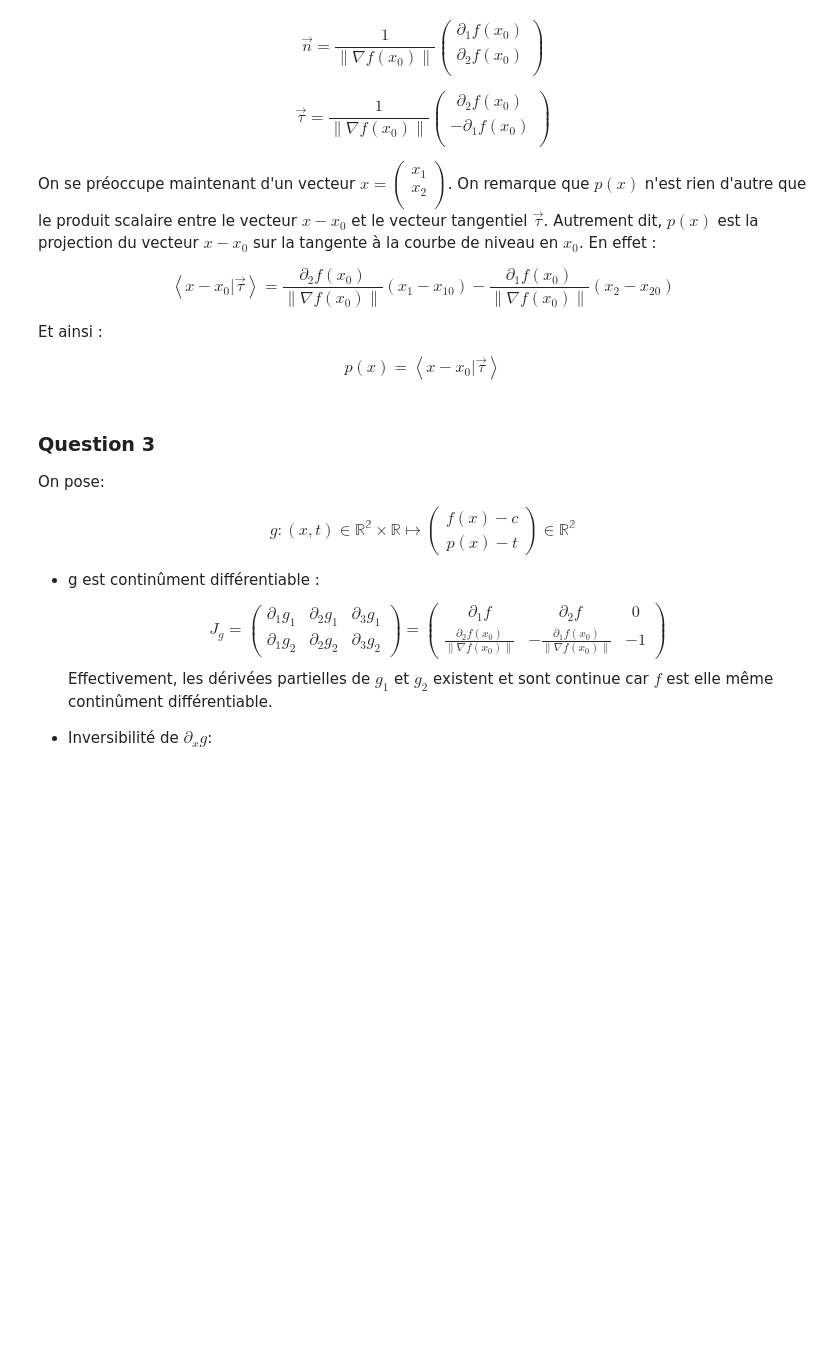
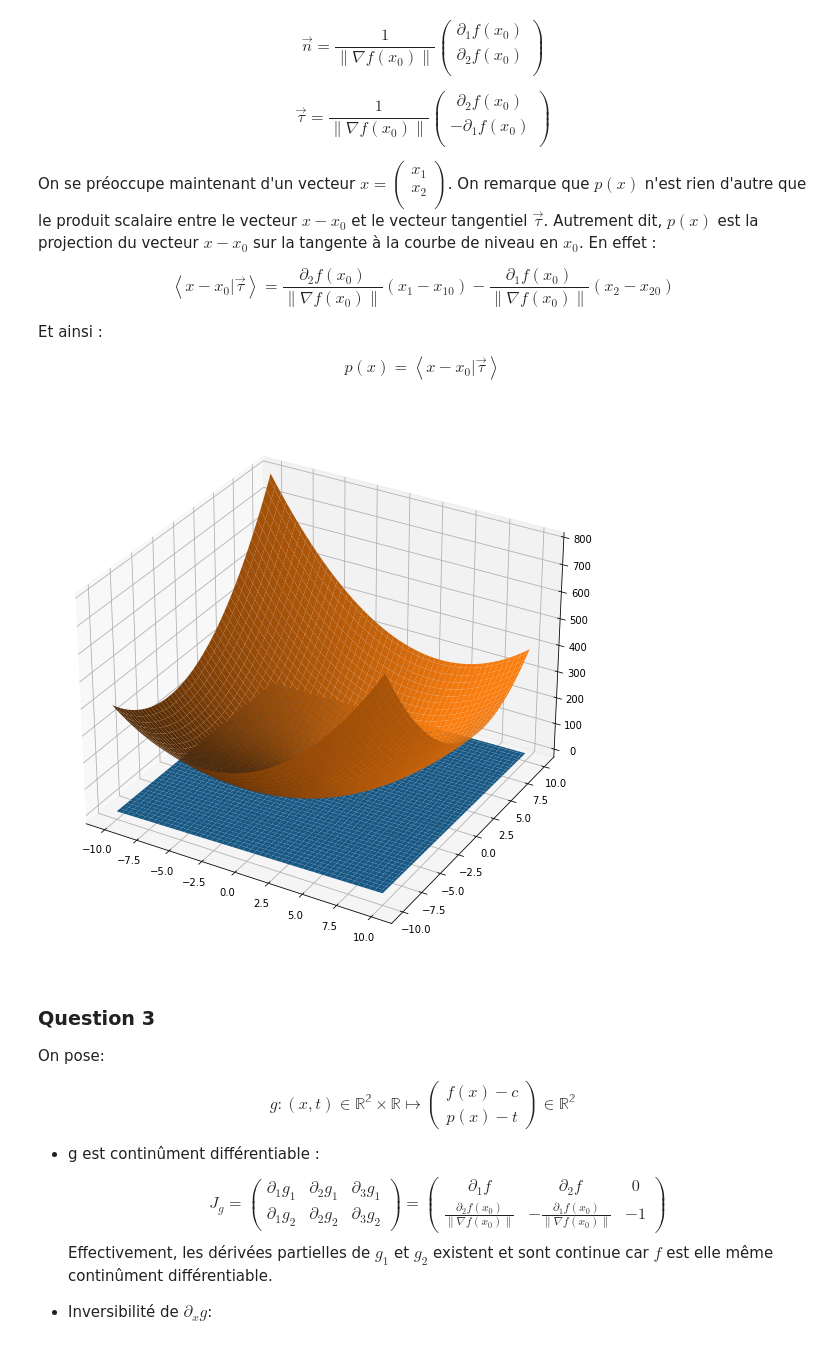
Before and after one commit to guillaume-rouy/projetm, a Jupyter notebook: Projet.ipynb, the cells around one changed output. Drawn from its saved outputs; the diff is of its cells as text; code cells hidden in the pictures; blank space fills up the shorter version.

Commit message:
Ajout de graphe de T2, début rédaction de Q5

```diff
--- a/Projet.ipynb
+++ b/Projet.ipynb
@@ -106,28 +106,32 @@ $$
 # %%
 ### Implémentation python de la fonction p
 
 def p(f,x10 ,x20 ,x1 ,x2 ):
     '''Implémentation Python de la fonction p.
     f : fonction en question
     x10, x20 : coordonnées du point x0
     x1, x2 : coordonnées d'évaluation de la fonction p'''
     grad_f = grad(f)
     gradx0= grad_f(x10,x20)
     d1=gradx0[0]
     d2=gradx0[1]
     norme=(d1*d1+d2*d2)**(1/2)
     return (d2*(x1-x10)/norme) - (d1*(x2-x20)/norme)
 
 def affichage3d():
     fig=plt.figure()
     ax=fig.gca(projection='3d')
     x = np.linspace(-10,10.0,100)
     X, Y = np.meshgrid(x, x)
     Z = p(f1,1.0,1.0,X, Y)
     W = f1(X,Y)
     surf = ax.plot_surface(X,Y,Z)
     board = ax.plot_surface(X,Y,W)
     plt.show()
+
+affichage3d()
+# %% [output]
+[figure, added]
 # %% [markdown]
 ### Question 3
 On pose:
```
Also changed, not shown: parts of 5 cells of this notebook.
